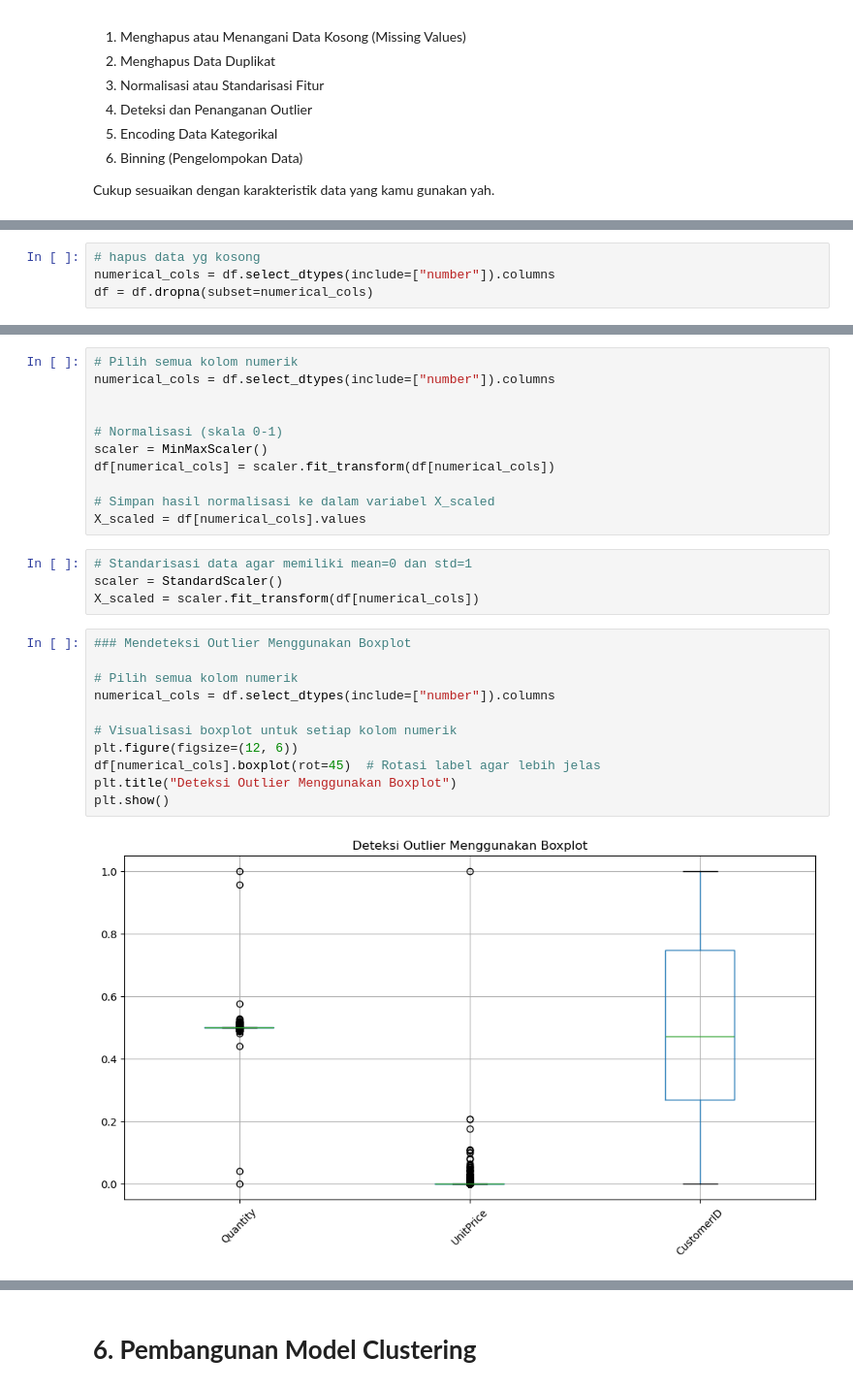
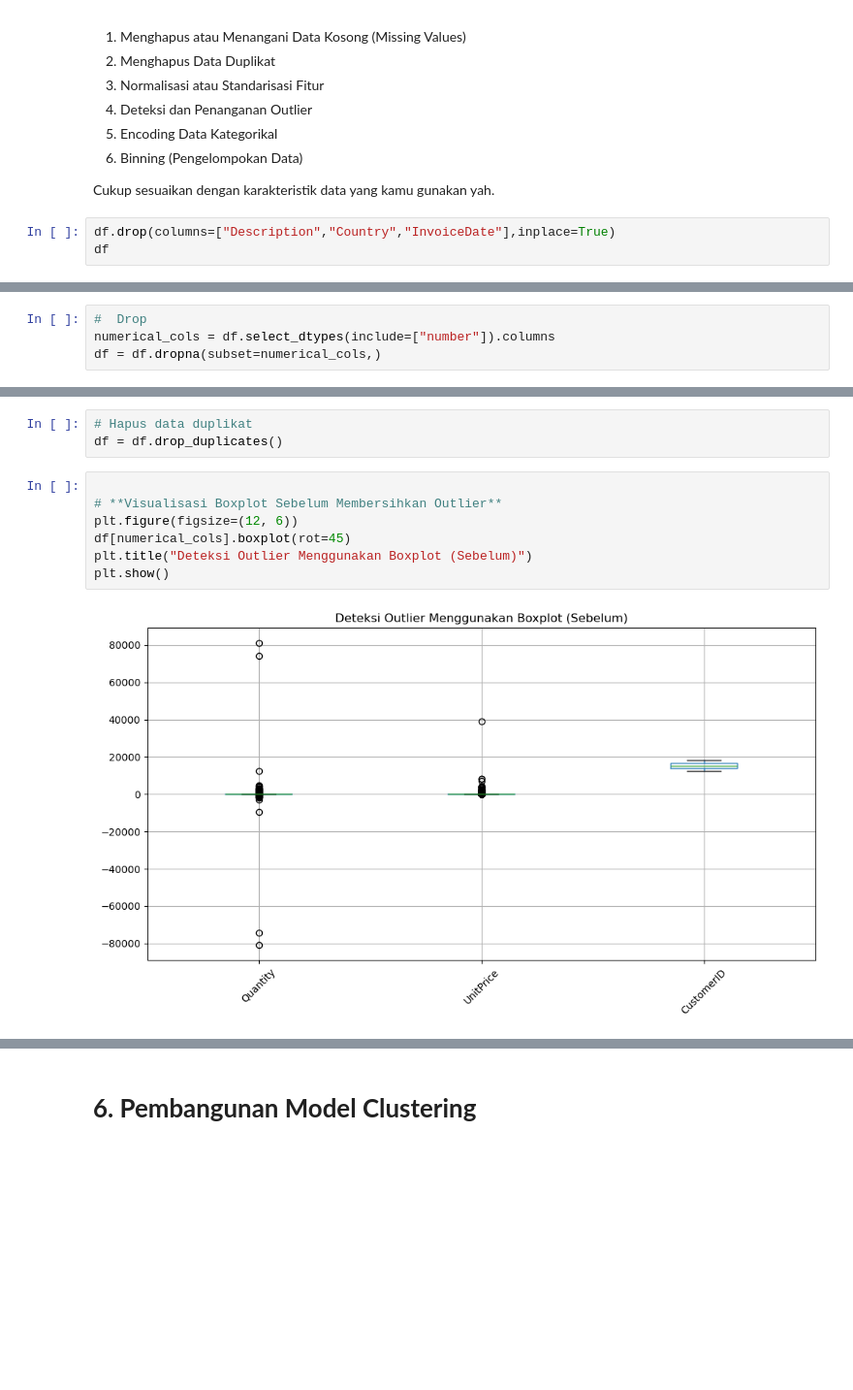
Before and after one commit to Bagusbimawan/projek-akhir-machine-learning-pemula, a Jupyter notebook: [Clustering]_Submission_Akhir_BMLP_Your_Bagus_Bimawan_(Fixed).ipynb, the cells around one changed output, grey strips where cells are left out. Shown at 97% size. Cells and saved outputs as stored; diff of their text form; blank space fills up the shorter version.

```diff
--- a/[Clustering]_Submission_Akhir_BMLP_Your_Bagus_Bimawan_(Fixed).ipynb
+++ b/[Clustering]_Submission_Akhir_BMLP_Your_Bagus_Bimawan_(Fixed).ipynb
@@ -190,3 +177,6 @@ Berikut adalah tahapan-tahapan yang bisa dilakukan, tetapi **tidak terbatas** pa
 6. Binning (Pengelompokan Data)
 
 Cukup sesuaikan dengan karakteristik data yang kamu gunakan yah.
+# %%
+df.drop(columns=["Description","Country","InvoiceDate"],inplace=True)
+df
@@ -193,4 +197,4 @@ Cukup sesuaikan dengan karakteristik data yang kamu gunakan yah.
 # %%
-# hapus data yg kosong
+#  Drop
 numerical_cols = df.select_dtypes(include=["number"]).columns
-df = df.dropna(subset=numerical_cols)
+df = df.dropna(subset=numerical_cols,)
@@ -204,29 +201,13 @@ Jumlah data setelah dihapus data duplikat:  401528
-# %%
-# Pilih semua kolom numerik
-numerical_cols = df.select_dtypes(include=["number"]).columns
-
-
-# Normalisasi (skala 0-1)
-scaler = MinMaxScaler()
-df[numerical_cols] = scaler.fit_transform(df[numerical_cols])
-
-# Simpan hasil normalisasi ke dalam variabel X_scaled
-X_scaled = df[numerical_cols].values
-# %%
-# Standarisasi data agar memiliki mean=0 dan std=1
-scaler = StandardScaler()
-X_scaled = scaler.fit_transform(df[numerical_cols])
+# %%
+# Hapus data duplikat
+df = df.drop_duplicates()
 # %%
-### Mendeteksi Outlier Menggunakan Boxplot
 
-# Pilih semua kolom numerik
-numerical_cols = df.select_dtypes(include=["number"]).columns
-
-# Visualisasi boxplot untuk setiap kolom numerik
+# **Visualisasi Boxplot Sebelum Membersihkan Outlier**
 plt.figure(figsize=(12, 6))
-df[numerical_cols].boxplot(rot=45)  # Rotasi label agar lebih jelas
-plt.title("Deteksi Outlier Menggunakan Boxplot")
+df[numerical_cols].boxplot(rot=45)
+plt.title("Deteksi Outlier Menggunakan Boxplot (Sebelum)")
 plt.show()
 # %% [output]
-[figure, old version]
+[figure, new version]
 # %%
```
Also changed, not shown: parts of 19 cells of this notebook, 2 other files.
